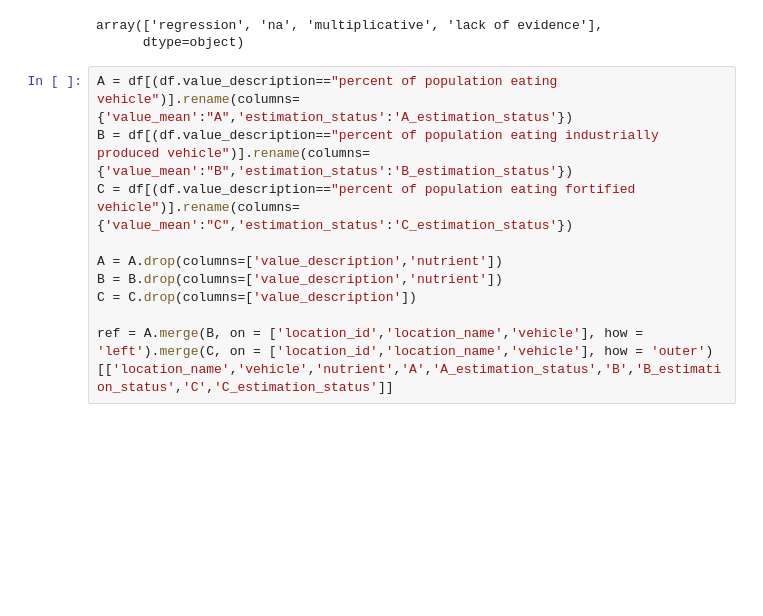
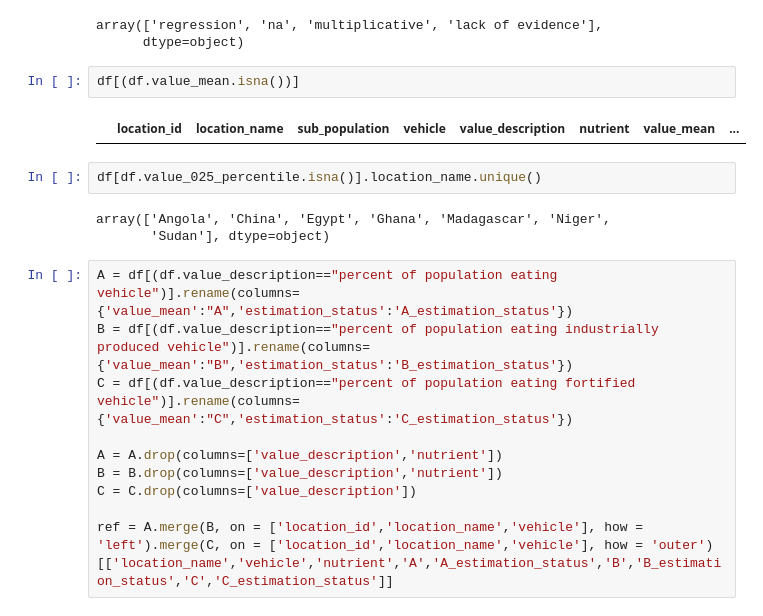
Before and after one commit to ihmeuw/vivarium_research_lsff, a Jupyter notebook: data_prep/gen_outputs/MICE/2021_03_31_compile_results_run_rejection_sampling.ipynb, the cells around one changed output. Cells and saved outputs as stored; diff of their text form; blank space fills up the shorter version.

```diff
--- a/data_prep/gen_outputs/MICE/2021_03_31_compile_results_run_rejection_sampling.ipynb
+++ b/data_prep/gen_outputs/MICE/2021_03_31_compile_results_run_rejection_sampling.ipynb
@@ -12,6 +12,15 @@ df.estimation_status.unique()
 # %% [output]
 array(['regression', 'na', 'multiplicative', 'lack of evidence'],
       dtype=object)
+# %%
+df[(df.value_mean.isna())]
+# %% [output]
+|  | location_id | location_name | sub_population | vehicle | value_description | nutrient | value_mean | ... |
+# %%
+df[df.value_025_percentile.isna()].location_name.unique()
+# %% [output]
+array(['Angola', 'China', 'Egypt', 'Ghana', 'Madagascar', 'Niger',
+       'Sudan'], dtype=object)
 # %%
 A = df[(df.value_description=="percent of population eating vehicle")].rename(columns={'value_mean':"A",'estimation_status':'A_estimation_status'})
 B = df[(df.value_description=="percent of population eating industrially produced vehicle")].rename(columns={'value_mean':"B",'estimation_status':'B_estimation_status'})
```
Also changed, not shown: parts of 26 cells of this notebook, 3 other files.
